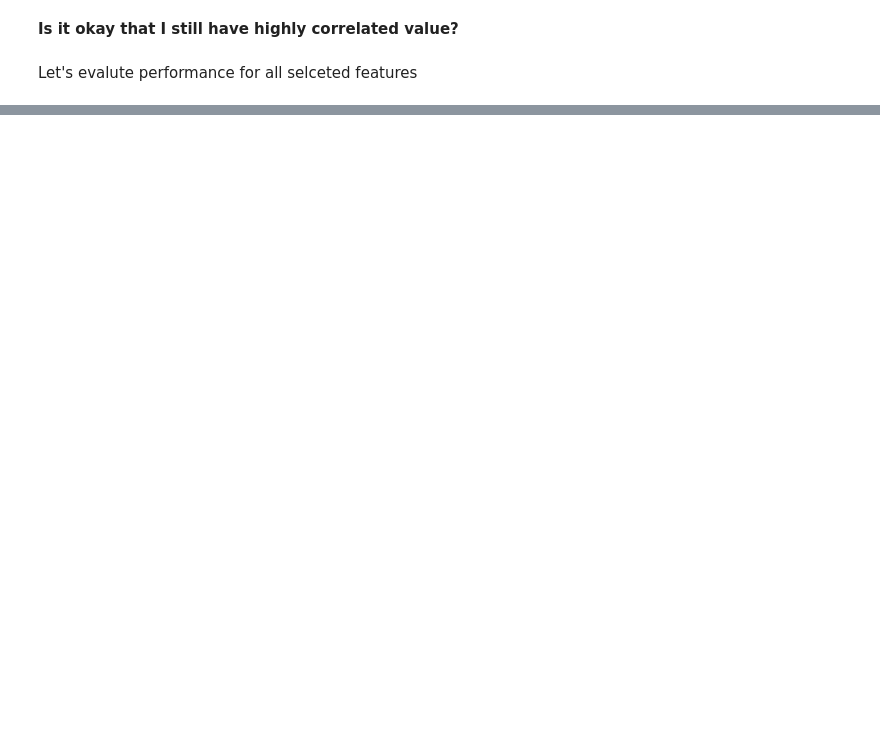
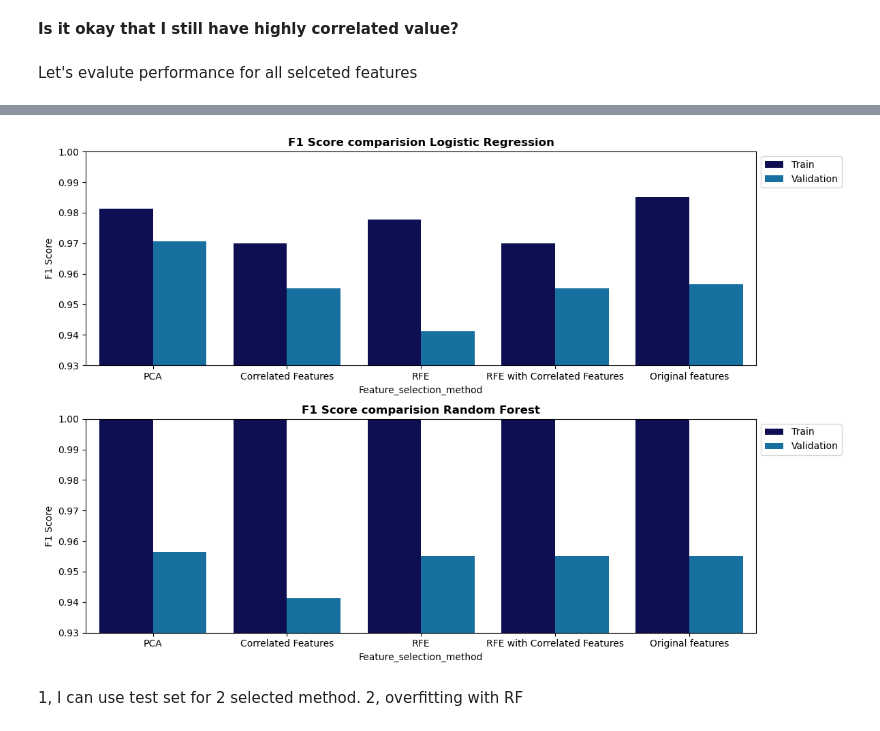
Before and after one commit to Itaru2018/Breast_cancer_project, a Jupyter notebook: Bereat_cancer_feature_selection.ipynb, the cells around one changed output, grey strips where cells are left out. Cells and saved outputs as stored; diff of their text form; code cells hidden in the pictures; blank space fills up the shorter version.

```diff
--- a/Bereat_cancer_feature_selection.ipynb
+++ b/Bereat_cancer_feature_selection.ipynb
@@ -567,0 +605,37 @@ print(f1_scores)
+# %%
+# Rewrite the plot to make the diffences more visible
+# Create the frame for the plots
+fig, axs = plt.subplots(2, 1, figsize=(12,8))
+
+# Define ccusom color palette
+custom_palette = ['#03045E', '#0077B6']
+
+# Drow a plot of Logistic Regression
+sns.barplot(data=results_df_log_reg, x='Feature_set', y='F1_Score', hue='Dataset', ax=axs[0], palette=custom_palette)
+axs[0].set_title('F1 Score comparision Logistic Regression', fontweight='bold')
+axs[0].set_xlabel('Feature_selection_method')
+axs[0].set_ylabel('F1 Score')
+
+# Set y-axis limts to zoom in so that the diffences are more visible
+axs[0].set_ylim(0.93, 1.00)
+
+# Second plot for Random Forest
+sns.barplot(data=results_df_rg, x='Feature_set', y='F1_Score', hue='Dataset', ax=axs[1], palette=custom_palette)
+axs[1].set_title('F1 Score comparision Random Forest', fontweight='bold')
+axs[1].set_xlabel('Feature_selection_method')
+axs[1].set_ylabel('F1 Score')
+
+# Set y-axis limts to zoom in so that the diffences are more visible
+axs[1].set_ylim(0.93, 1.00)
+
+# Set the position of the legends
+axs[0].legend(bbox_to_anchor=(1, 1), loc='upper left')
+axs[1].legend(bbox_to_anchor=(1, 1), loc='upper left')
+
+plt.tight_layout()
+plt.show()
+# %% [output]
+[figure, added]
+# %% [markdown]
+1, I can use test set for 2 selected method.
+2, overfitting with RF
```
Also changed, not shown: parts of 29 cells of this notebook.
